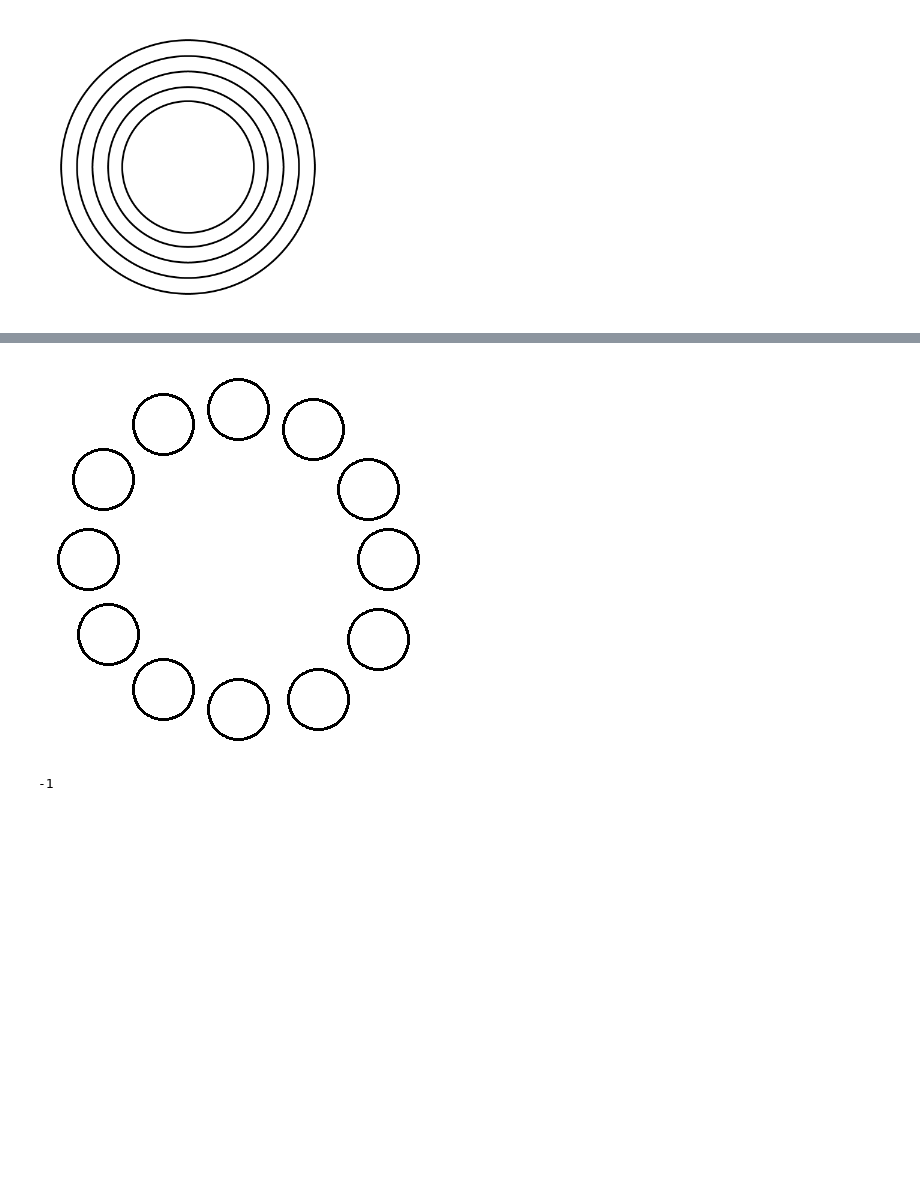
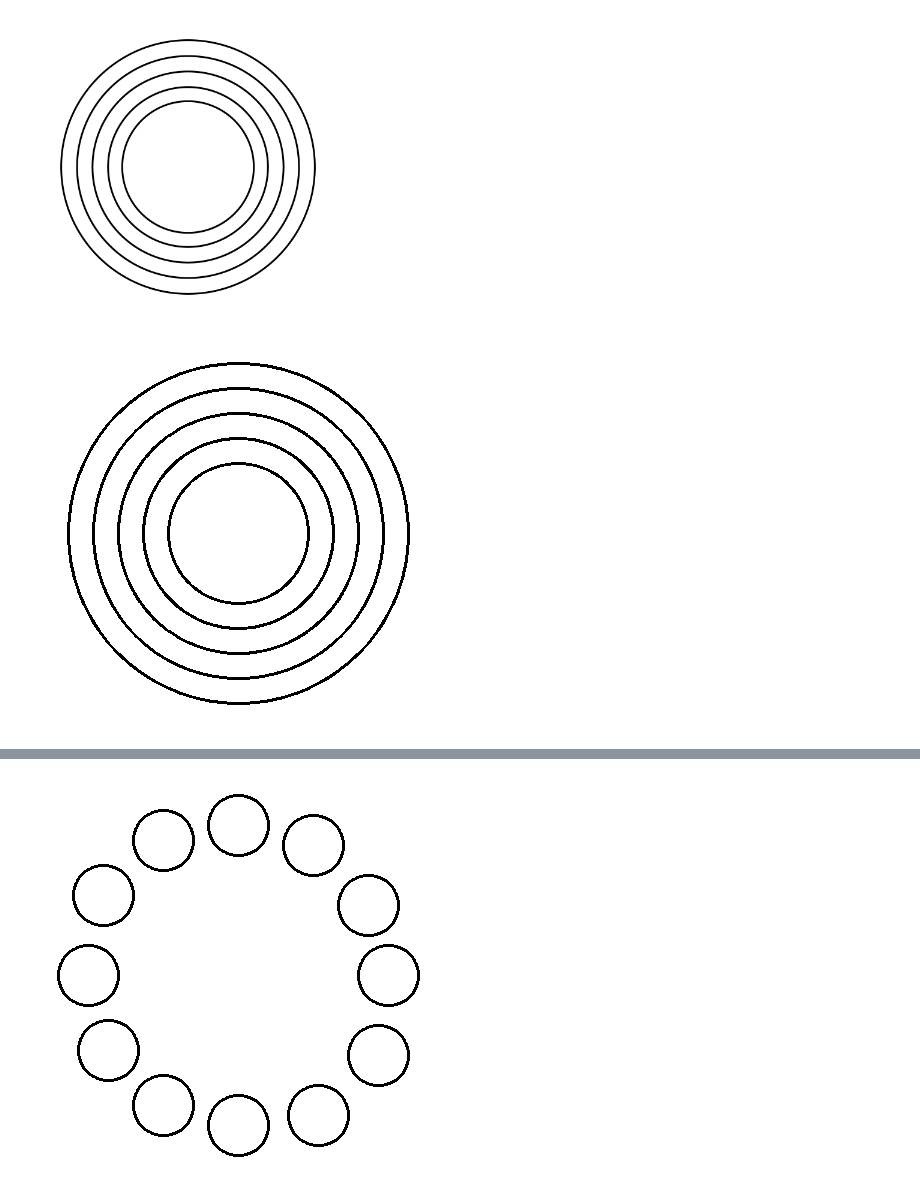
Before and after one commit to AlexsonT/Growdev, a Jupyter notebook: Ex_01.ipynb, the cells around one changed output, grey strips where cells are left out. Saved outputs shown, nothing was run; the diff lists cells and outputs as text; code cells hidden in the pictures; blank space fills up the shorter version.

```diff
--- a/Ex_01.ipynb
+++ b/Ex_01.ipynb
@@ -151,6 +151,20 @@ Image('Circulos01.png', width = 300)
 [interactive output not drawn]
 Saving Circulos01.png to Circulos01.png
 [figure]
+# %%
+img = np.ones((400, 400, 3))  * 255 #define o fundo da imagem
+
+b = (0, 0, 0)
+
+cv2.circle(img, (200, 200), 70, b, thickness = 2)
+cv2.circle(img, (200, 200), 95, b, thickness = 2)
+cv2.circle(img, (200, 200), 120, b, thickness = 2)
+cv2.circle(img, (200, 200), 145, b, thickness = 2)
+cv2.circle(img, (200, 200), 170, b, thickness = 2)
+
+cv2_imshow(img)
+# %% [output]
+[figure, added]
 # %%
 #12)Crie um programa para gerar a seguinte imagem em um array numpy e exibir com opencv.
 from google.colab import files
@@ -182,7 +196,5 @@ cv2.circle(img, (125, 65), 30, b, thickness = 2)
 cv2.circle(img, (200, 50), 30, b, thickness = 2)
 
 cv2_imshow(img)
-cv2.waitKey(0)
 # %% [output]
 [figure]
--1
```
Also changed, not shown: parts of 1 cell of this notebook.
